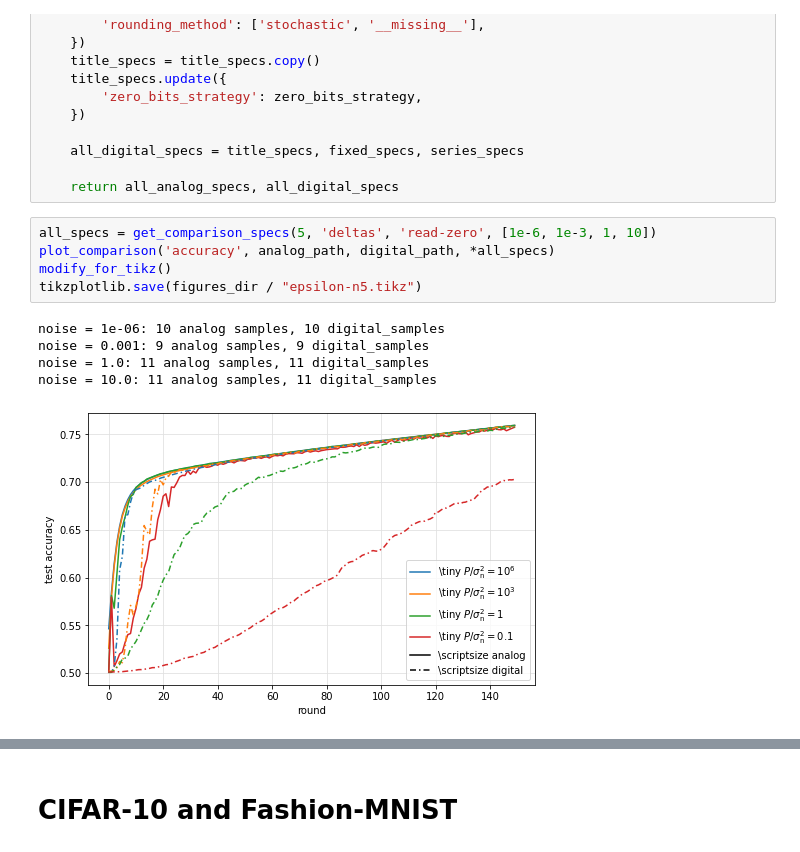
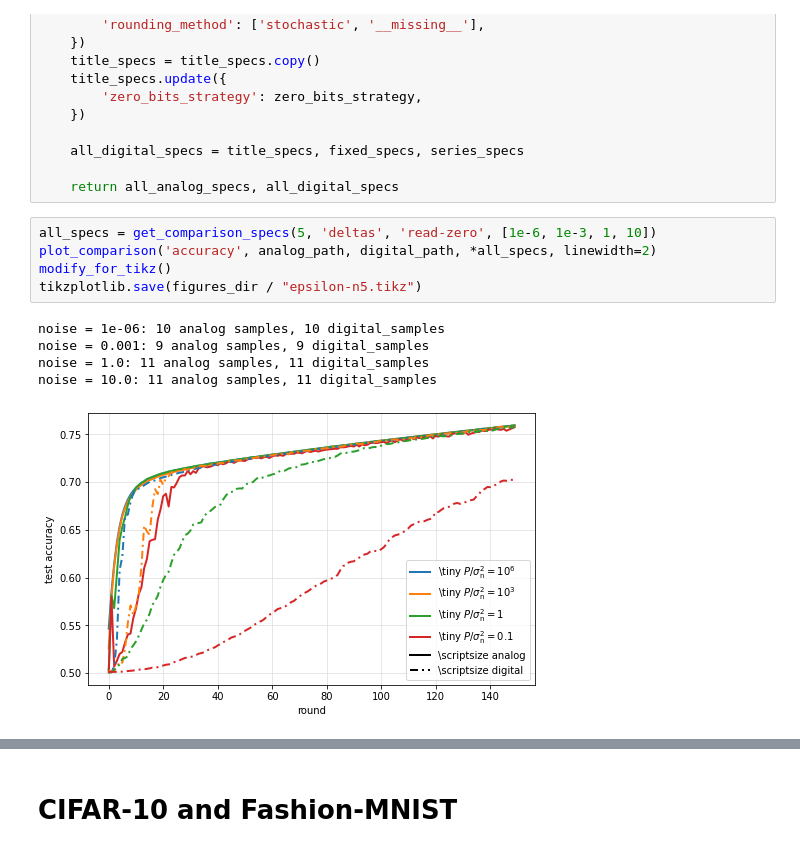
Before and after one commit to czlee/kyanite, a Jupyter notebook: tikz-plots.ipynb, the cells around one changed output, grey strips where cells are left out. Cells and saved outputs as stored; diff of their text form.

```diff
--- a/tikz-plots.ipynb
+++ b/tikz-plots.ipynb
@@ -101,14 +101,14 @@ def get_comparison_specs(clients, send, zero_bits_strategy, noise):
     return all_analog_specs, all_digital_specs
 # %%
 all_specs = get_comparison_specs(5, 'deltas', 'read-zero', [1e-6, 1e-3, 1, 10])
-plot_comparison('accuracy', analog_path, digital_path, *all_specs)
+plot_comparison('accuracy', analog_path, digital_path, *all_specs, linewidth=2)
 modify_for_tikz()
 tikzplotlib.save(figures_dir / "epsilon-n5.tikz")
 # %% [output]
 noise = 1e-06: 10 analog samples, 10 digital_samples
 noise = 0.001: 9 analog samples, 9 digital_samples
 noise = 1.0: 11 analog samples, 11 digital_samples
 noise = 10.0: 11 analog samples, 11 digital_samples
-[figure, old version]
+[figure, new version]
 # %%
 all_specs = get_comparison_specs(20, 'deltas', 'read-zero', [1e-6, 1e-3, 1, 100])
```
Also changed, not shown: parts of 3 cells of this notebook, 1 other file.
